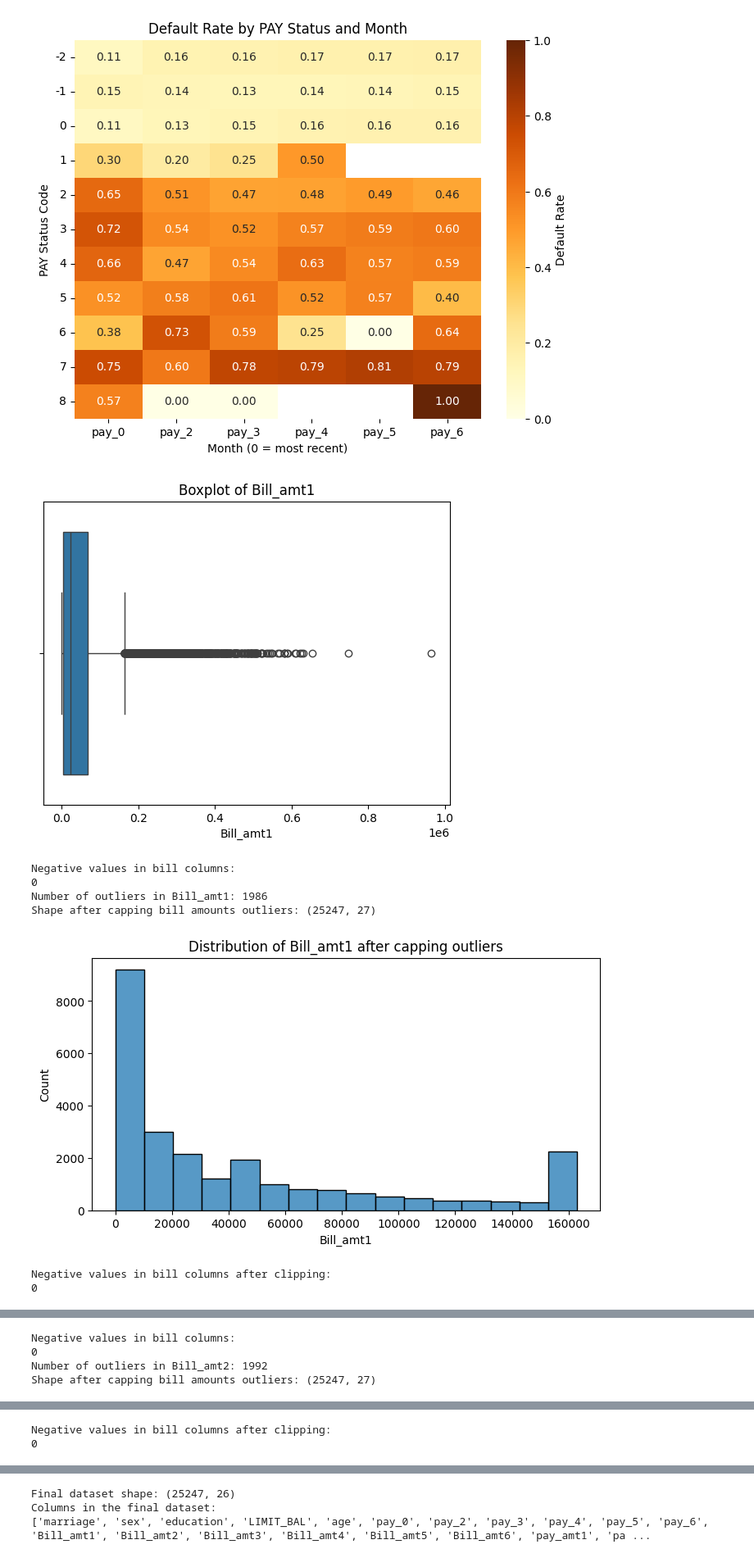
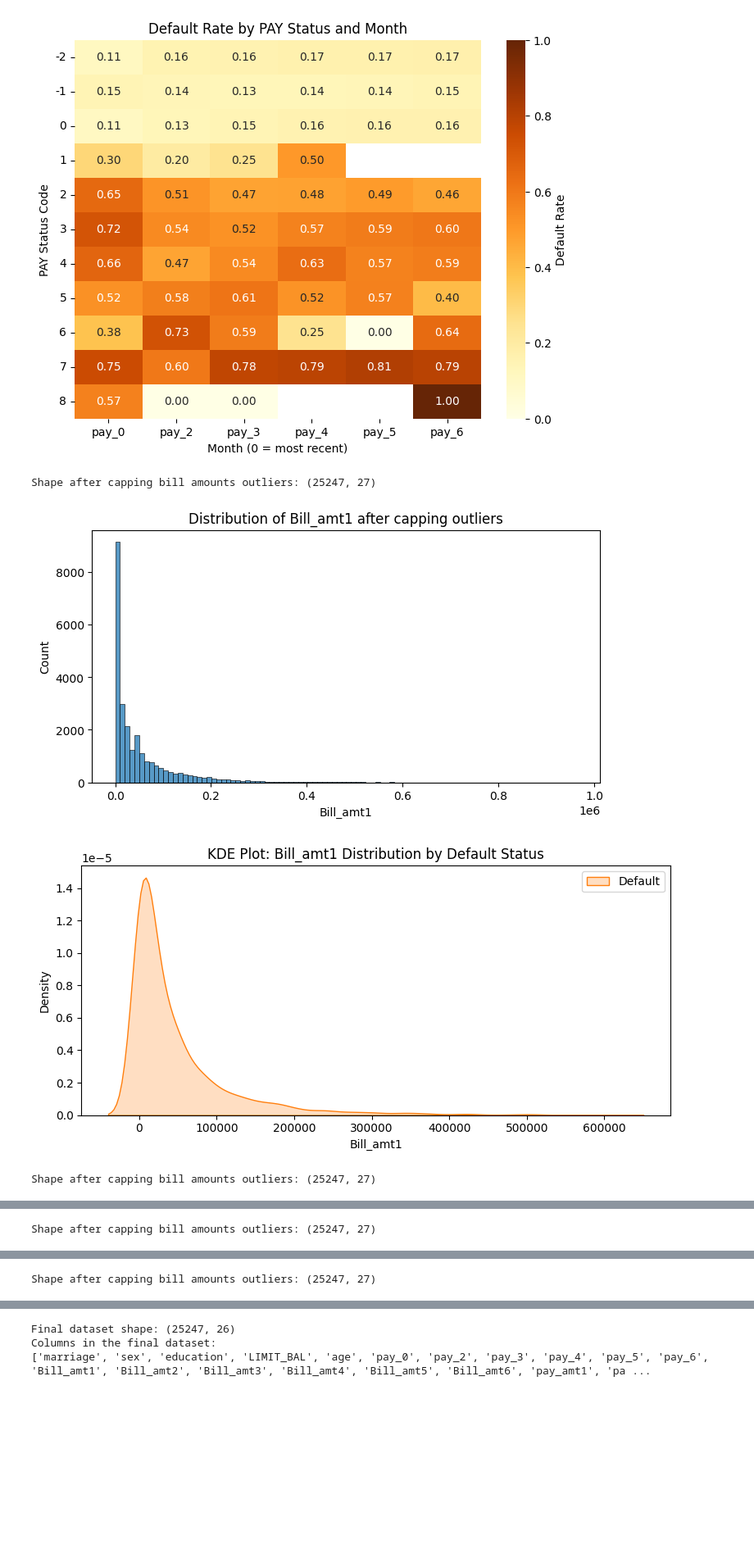
Before and after one commit to krishsingla06/Credit-Card-Default-Prediction-23114050, a Jupyter notebook: main.ipynb, the cells around one changed output, grey strips where cells are left out. Shown at 82% size. Cells and saved outputs as stored; diff of their text form; code cells hidden in the pictures; blank space fills up the shorter version.

```diff
--- a/main.ipynb
+++ b/main.ipynb
@@ -409,23 +409,24 @@ plt.show()
 bill_cols = [f'Bill_amt{i}' for i in range(1, 7)]
 
 for col in bill_cols:
-    sns.boxplot(x=df[col])
-    plt.title(f'Boxplot of {col}')
-    plt.show()
-# Check for negative values in bill columns
-    print("Negative values in bill columns:")
-    print(df[col].lt(0).sum())
+#     sns.boxplot(x=df[col])
+#     plt.title(f'Boxplot of {col}')
+#     plt.show()
+# # Check for negative values in bill columns
+#     print("Negative values in bill columns:")
+#     print(df[col].lt(0).sum())
 # If negative values exist, replace them with 0
     df[col] = df[col].clip(lower=0)
 # Clip the bill amounts with IQR method
 # Capping the bill amounts to upper IQR bound
-    Q1 = df[col].quantile(0.25)
-    Q3 = df[col].quantile(0.75)
-    IQR = Q3 - Q1
-# print number of outliers in bill amounts
-    outliers = df[(df[col] < (Q1 - 1.5 * IQR)) | (df[col] > (Q3 + 1.5 * IQR))]
-    print(f'Number of outliers in {col}: {len(outliers)}')
-    df[col] = df[col].clip(lower=Q1 - 1.5 * IQR, upper=Q3 + 1.5 * IQR)
+#     Q1 = df[col].quantile(0.25)
+#     Q3 = df[col].quantile(0.75)
+#     IQR = Q3 - Q1
+# # print number of outliers in bill amounts
+#     outliers = df[(df[col] < (Q1 - 1.5 * IQR)) | (df[col] > (Q3 + 1.5 * IQR))]
+#     print(f'Number of outliers in {col}: {len(outliers)}')
+# #removedcapping
+#     # df[col] = df[col].clip(lower=Q1 - 1.5 * IQR, upper=Q3 + 1.5 * IQR)
 # Print dimensions after cleaning
     print("Shape after capping bill amounts outliers:", df.shape)
     plt.figure(figsize=(8, 4))
@@ -436,8 +437,8 @@ for col in bill_cols:
     plt.show()
 
 # Check for negative values in bill columns after clipping
-    print("Negative values in bill columns after clipping:")
-    print(df[col].lt(0).sum())
+    # print("Negative values in bill columns after clipping:")
+    # print(df[col].lt(0).sum())
 # KDE plot for Bill Amounts with default status
     plt.figure(figsize=(8, 4))
     sns.kdeplot(
@@ -445,50 +446,46 @@ for col in bill_cols:
         x=col,
         label='Default',
         fill=True,
         color="#ff7f0e"
     )
     plt.title(f"KDE Plot: {col} Distribution by Default Status")
     plt.xlabel(col)
     plt.ylabel("Density")
     plt.legend()
     plt.tight_layout()
     plt.show()
 
 
 #similarly for pay amounts
 pay_cols = [f'pay_amt{i}' for i in range(1, 7)]
 for col in pay_cols:
-    print("\n" + "="*40)
-    print(col, "summary stats:")
-    print(df[col].describe(), "\n")
+    # print("\n" + "="*40)
+    # print(col, "summary stats:")
+    # print(df[col].describe(), "\n")
 
     # clip negatives
-    negs = (df[col] < 0).sum()
-    print(f"{col} negative values: {negs}")
+    # negs = (df[col] < 0).sum()
+    # print(f"{col} negative values: {negs}")
     df[col] = df[col].clip(lower=0)
 
     # IQR bounds
-    Q1, Q3 = df[col].quantile([0.25, 0.75])
-    IQR = Q3 - Q1
-    low, high = Q1 - 1.5*IQR, Q3 + 1.5*IQR
-    lo_count = (df[col] < low).sum()
-    hi_count = (df[col] > high).sum()
-    print(f"{col} outliers  < {low:.2f}: {lo_count},  > {high:.2f}: {hi_count}")
-    df[col] = df[col].clip(lower=low, upper=high)
+    # Q1, Q3 = df[col].quantile([0.25, 0.75])
+    # IQR = Q3 - Q1
+    # low, high = Q1 - 1.5*IQR, Q3 + 1.5*IQR
+    # lo_count = (df[col] < low).sum()
+    # hi_count = (df[col] > high).sum()
+    # print(f"{col} outliers  < {low:.2f}: {lo_count},  > {high:.2f}: {hi_count}")
+    # df[col] = df[col].clip(lower=low, upper=high)
 
     # histogram with smaller bins
     plt.figure(figsize=(8,4))
     sns.histplot(df[col], bins=50, kde=True)
     plt.title(f"{col} after clipping & IQR capping")
     plt.xlabel(col)
     plt.ylabel("Count")
     plt.show()
 # %% [output]
+Shape after capping bill amounts outliers: (25247, 27)
-[figure, old version]
+[figure, new version]
-Negative values in bill columns:
-0
-Number of outliers in Bill_amt1: 1986
-Shape after capping bill amounts outliers: (25247, 27)
-[figure, old version]
+[figure, new version]
-Negative values in bill columns after clipping:
-0
+Shape after capping bill amounts outliers: (25247, 27)
@@ -497,4 +494 @@ Negative values in bill columns after clipping:
-Negative values in bill columns:
-0
-Number of outliers in Bill_amt2: 1992
 Shape after capping bill amounts outliers: (25247, 27)
@@ -502,2 +497 @@ Shape after capping bill amounts outliers: (25247, 27)
-Negative values in bill columns after clipping:
-0
+Shape after capping bill amounts outliers: (25247, 27)
```
Also changed, not shown: parts of 15 cells of this notebook, 1 other file.
